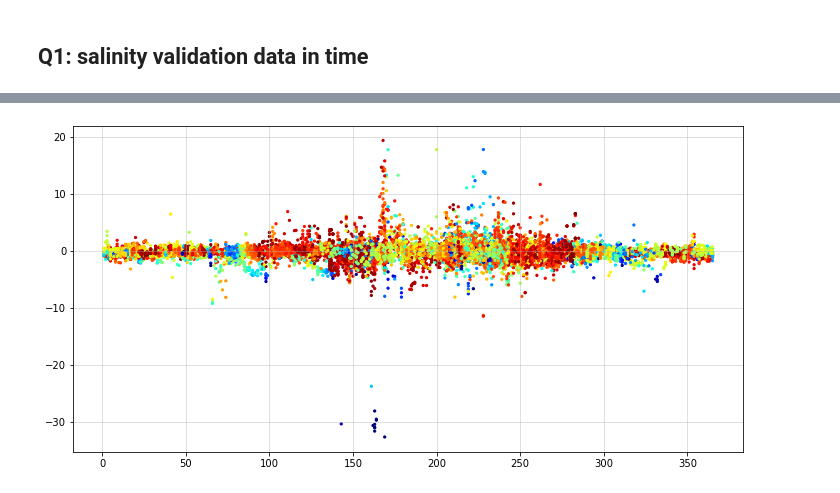
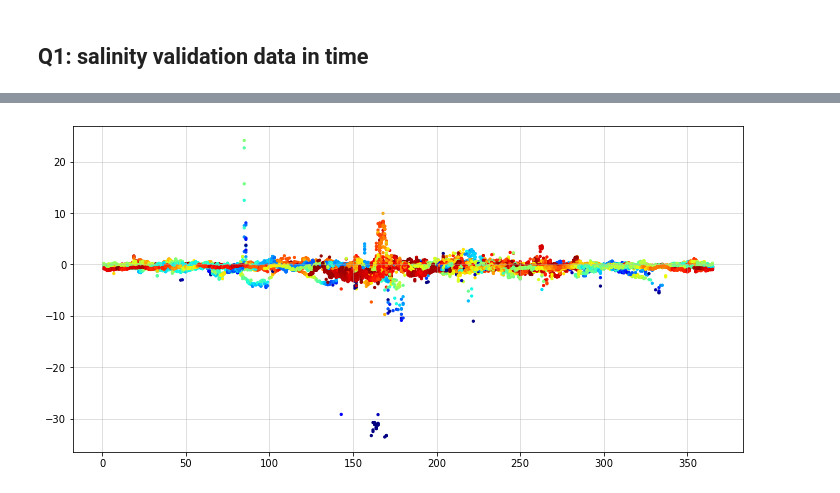
Before and after one commit to marisolgr/2022_SummerInternship_FarallonInstitute, a Jupyter notebook: marisol/Q1_salinity_validation_permonth.ipynb, the cells around one changed output, grey strips where cells are left out. Saved outputs shown, nothing was run; the diff lists cells and outputs as text; code cells hidden in the pictures.

```diff
--- a/marisol/Q1_salinity_validation_permonth.ipynb
+++ b/marisol/Q1_salinity_validation_permonth.ipynb
@@ -13,6 +13,6 @@ import cartopy.feature as cfeature
 import warnings
 warnings.simplefilter('ignore') # filter some warning messages
 # %%
-ddir = '../saildrone data/'
+ddir = '../data/'
 fns = glob.glob(ddir+'*.nc')
-#fns
+fns
@@ -19,20 +37,20 @@ fns = glob.glob(ddir+'*.nc')
 # %%
 plt.figure(figsize=(12,6))
 
 d = 0
 for i in fns:
     ds = xr.open_dataset(i)
     ds.close()
 
     #
     tmp = ds['SAL_CTD_MEAN'].where(ds['SAL_CTD_MEAN']<=50)
     # map
-    plt.scatter(ds.time.dt.dayofyear,tmp-ds['smap_SSS'],5,ds['SAL_CTD_MEAN'],'o', cmap='jet')
+    plt.scatter(ds.time.dt.dayofyear,tmp-ds['sat_smap_sss'],5,ds['SAL_CTD_MEAN'],'o', cmap='jet')
 
 plt.grid(zorder=0, alpha=0.5)
 plt.show()
 # %% [output]
-[figure, old version]
+[figure, new version]
 # %%
 plt.figure(figsize=(12,6))
 
```
Also changed, not shown: parts of 2 cells of this notebook, 35 other files.
